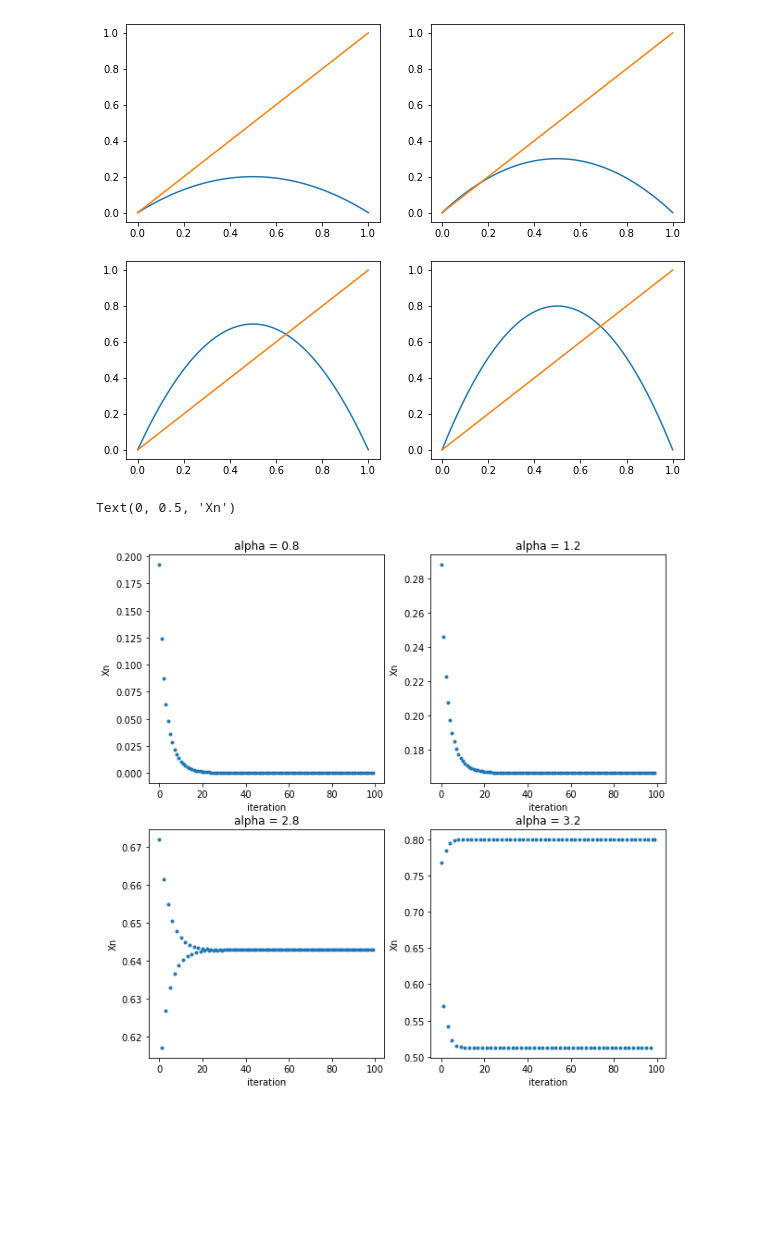
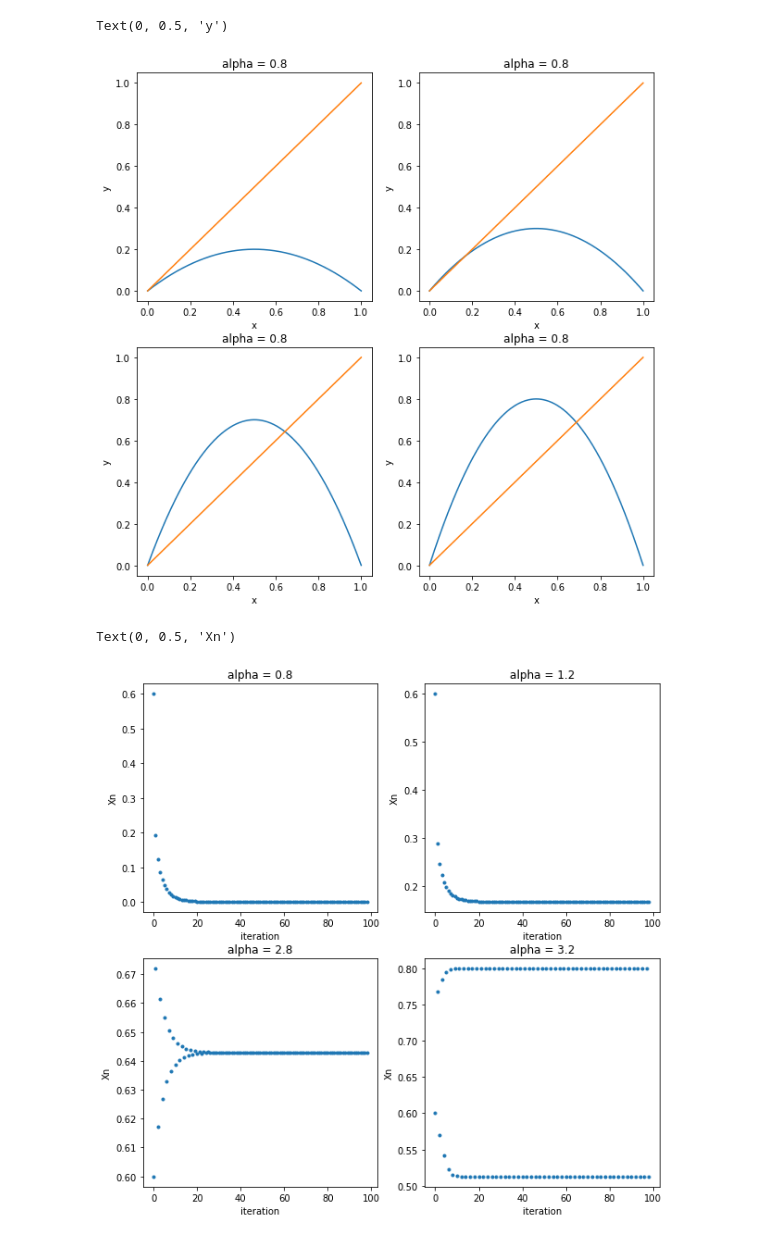
Before and after one commit to pcchen/Computation-in-Physics, a Jupyter notebook: 107020013/Logistic_Map.ipynb, the cells around one changed output. Saved outputs shown, nothing was run; the diff lists cells and outputs as text; code cells hidden in the pictures; blank space fills up the shorter version.

```diff
--- a/107020013/Logistic_Map.ipynb
+++ b/107020013/Logistic_Map.ipynb
@@ -11,63 +11,76 @@ def df(x,alpha):
 # %%
 '''
 plot f(x) and y=x
 '''
 
 x = np.linspace(0,1,1000)
 alpha = np.array([0.8, 1.2, 2.8, 3.2])
 y1 = f(x,alpha[0])
 y2 = f(x,alpha[1])
 y3 = f(x,alpha[2])
 y4 = f(x,alpha[3])
 y = x
-fig, ax = plt.subplots(ncols = 2, nrows = 2, figsize = (10,8));
+fig, ax = plt.subplots(ncols = 2, nrows = 2, figsize = (10,10));
 
 ax[0,0].plot(x,y1);
 ax[0,0].plot(x,y);
+ax[0,0].set_title('alpha = 0.8')
+ax[0,0].set_xlabel('x')
+ax[0,0].set_ylabel('y')
 
 ax[0,1].plot(x,y2);
 ax[0,1].plot(x,y);
+ax[0,1].set_title('alpha = 0.8')
+ax[0,1].set_xlabel('x')
+ax[0,1].set_ylabel('y')
 
 ax[1,0].plot(x,y3);
 ax[1,0].plot(x,y);
+ax[1,0].set_title('alpha = 0.8')
+ax[1,0].set_xlabel('x')
+ax[1,0].set_ylabel('y')
 
 ax[1,1].plot(x,y4);
 ax[1,1].plot(x,y);
+ax[1,1].set_title('alpha = 0.8')
+ax[1,1].set_xlabel('x')
+ax[1,1].set_ylabel('y')
 # %% [output]
+Text(0, 0.5, 'y')
-[figure, old version]
+[figure, new version]
 # %%
 '''
 plot every x versus iteration
 '''
 
-x0 = 0.6
-x = [[x0], [x0], [x0], [x0]]
+x = [[], [], [], []]
 
 alpha = np.array([0.8, 1.2, 2.8, 3.2])
 
 N = 100
 for i in range(len(x)):
+    x0 = 0.6
     for j in range(N-1):
-        x[i][j] = f(x[i][j],alpha[i])
-        x[i].append(x[i][j])
+        x[i].append(x0)
+        x0 = f(x0,alpha[i])
 
 fig, ax = plt.subplots(ncols = 2, nrows = 2, figsize = (10,10));
-ax[0,0].plot(range(N),x[0],'.');
+ax[0,0].plot(range(N-1),x[0],'.');
 ax[0,0].set_title('alpha = 0.8')
 ax[0,0].set_xlabel('iteration')
 ax[0,0].set_ylabel('Xn')
-ax[0,1].plot(range(N),x[1],'.');
+ax[0,1].plot(range(N-1),x[1],'.');
 ax[0,1].set_title('alpha = 1.2')
 ax[0,1].set_xlabel('iteration')
 ax[0,1].set_ylabel('Xn')
-ax[1,0].plot(range(N),x[2],'.');
+ax[1,0].plot(range(N-1),x[2],'.');
 ax[1,0].set_title('alpha = 2.8')
 ax[1,0].set_xlabel('iteration')
 ax[1,0].set_ylabel('Xn')
-ax[1,1].plot(range(N),x[3],'.');
+ax[1,1].plot(range(N-1),x[3],'.');
 ax[1,1].set_title('alpha = 3.2')
 ax[1,1].set_xlabel('iteration')
 ax[1,1].set_ylabel('Xn')
 # %% [output]
 Text(0, 0.5, 'Xn')
-[figure, old version]
+[figure, new version]
```
Also changed, not shown: parts of 3 cells of this notebook.
